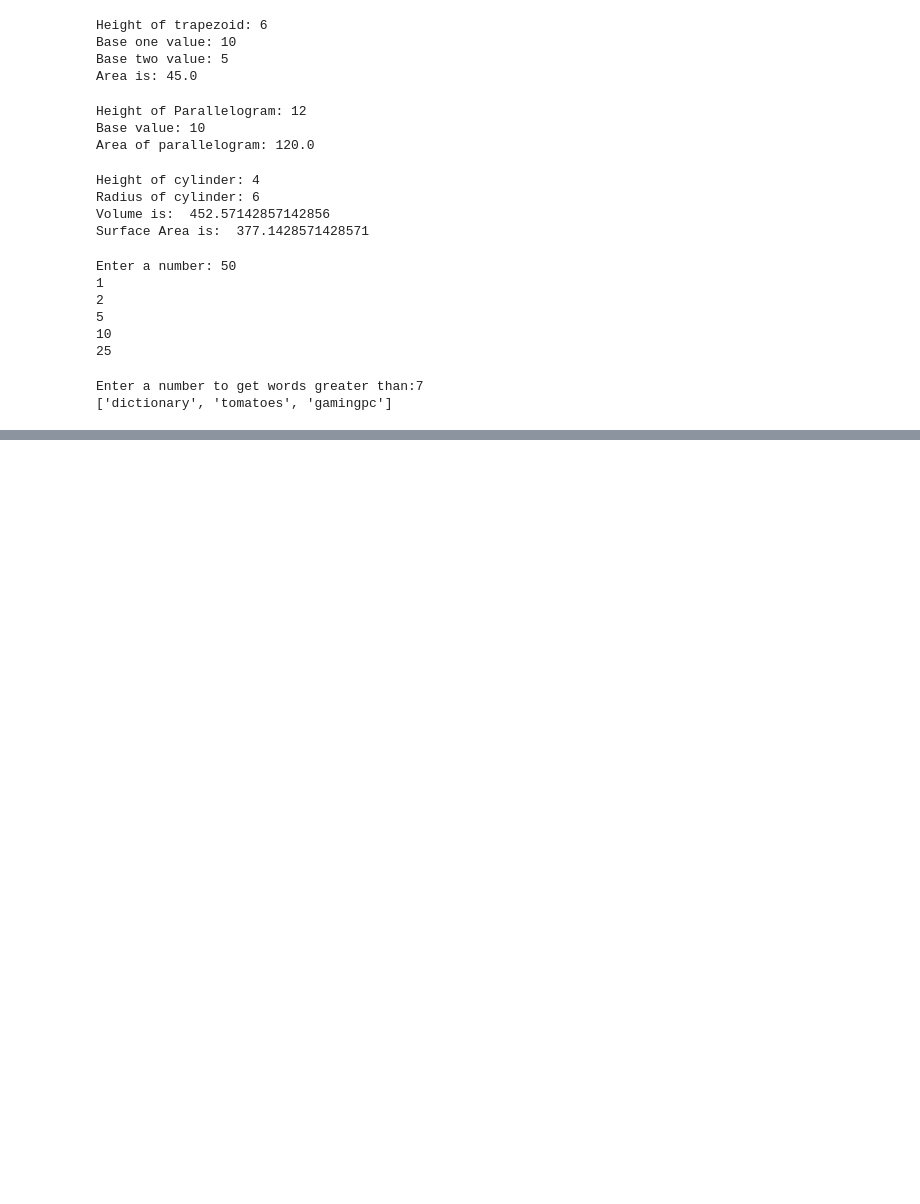
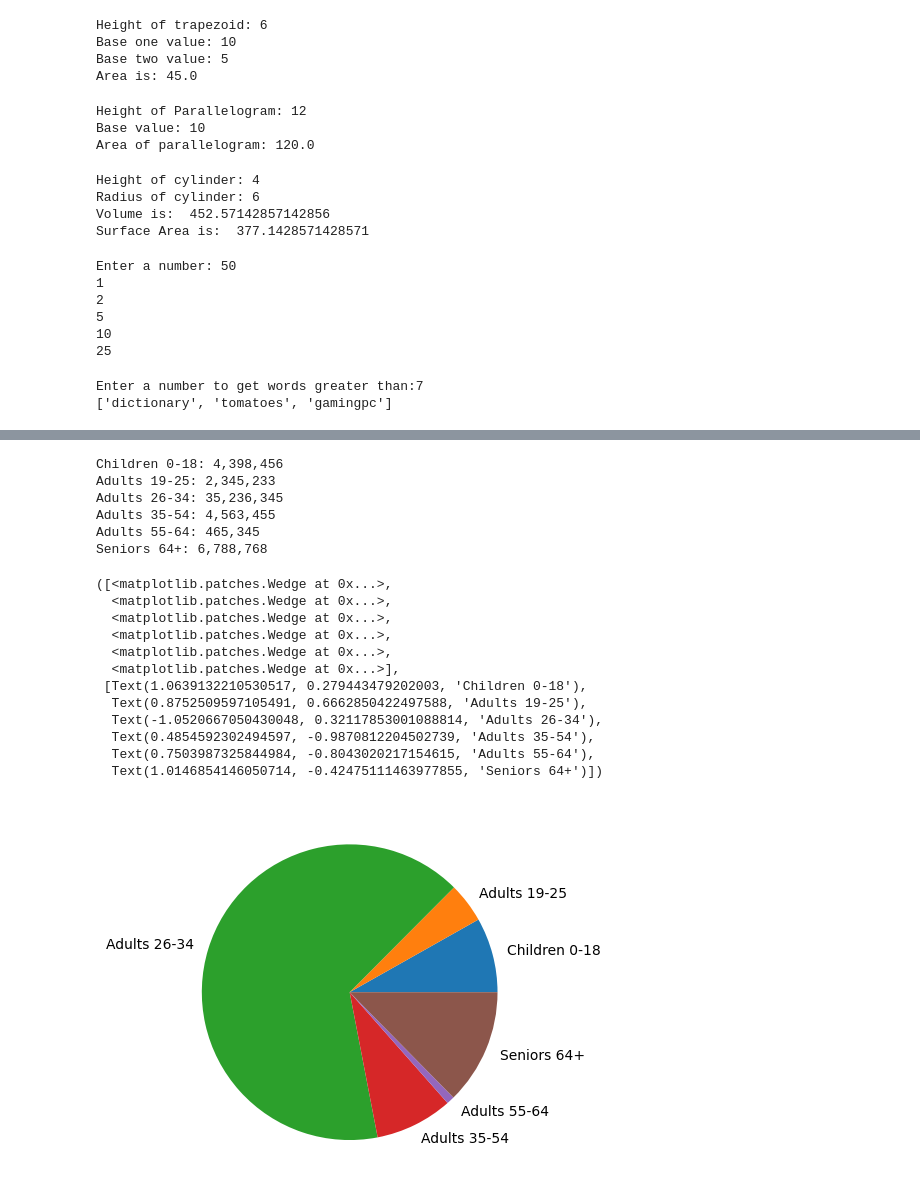
Before and after one commit to jillp111/Assignment, a Jupyter notebook: ASSIGNMENT 1.ipynb, the cells around one changed output, grey strips where cells are left out. Cells and saved outputs as stored; diff of their text form; code cells hidden in the pictures; blank space fills up the shorter version.

```diff
--- a/ASSIGNMENT 1.ipynb
+++ b/ASSIGNMENT 1.ipynb
@@ -909,0 +939,30 @@ Enter a number to get words greater than:7
+# %%
+age_group_labels=[
+    'Children 0-18', 'Adults 19-25', 'Adults 26-34', 'Adults 35-54', 'Adults 55-64', 'Seniors 64+'
+]
+
+age_group_populations=[4398456,2345233,35236345,4563455,465345,6788768]
+for label , population in zip(age_group_labels,age_group_populations):
+    print(f"{label:}:{population: ,}")
+
+plt.pie(x=age_group_populations, labels=age_group_labels)
+# %% [output]
+Children 0-18: 4,398,456
+Adults 19-25: 2,345,233
+Adults 26-34: 35,236,345
+Adults 35-54: 4,563,455
+Adults 55-64: 465,345
+Seniors 64+: 6,788,768
+([<matplotlib.patches.Wedge at 0x...>,
+  <matplotlib.patches.Wedge at 0x...>,
+  <matplotlib.patches.Wedge at 0x...>,
+  <matplotlib.patches.Wedge at 0x...>,
+  <matplotlib.patches.Wedge at 0x...>,
+  <matplotlib.patches.Wedge at 0x...>],
+ [Text(1.0639132210530517, 0.279443479202003, 'Children 0-18'),
+  Text(0.8752509597105491, 0.6662850422497588, 'Adults 19-25'),
+  Text(-1.0520667050430048, 0.32117853001088814, 'Adults 26-34'),
+  Text(0.4854592302494597, -0.9870812204502739, 'Adults 35-54'),
+  Text(0.7503987325844984, -0.8043020217154615, 'Adults 55-64'),
+  Text(1.0146854146050714, -0.42475111463977855, 'Seniors 64+')])
+[figure, added]
```
Also changed, not shown: parts of 3 cells of this notebook.
